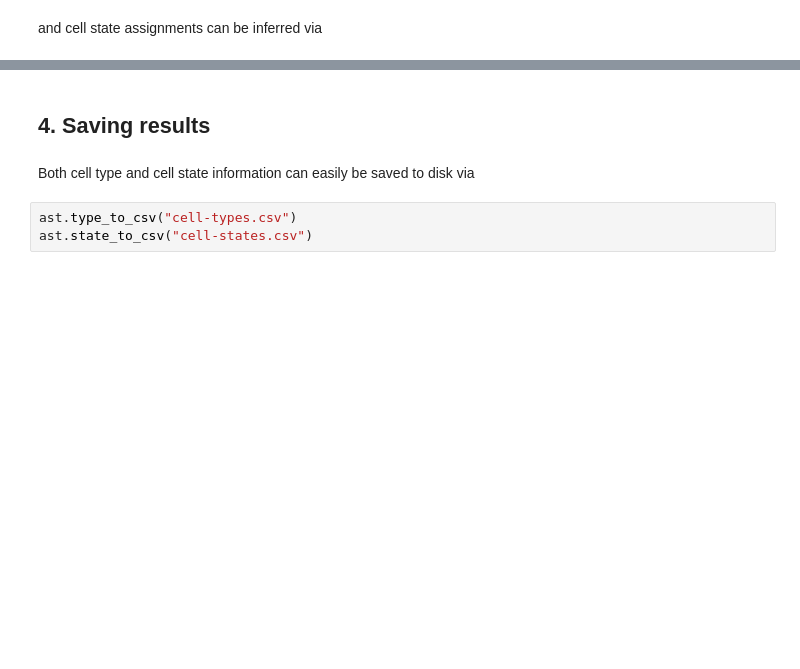
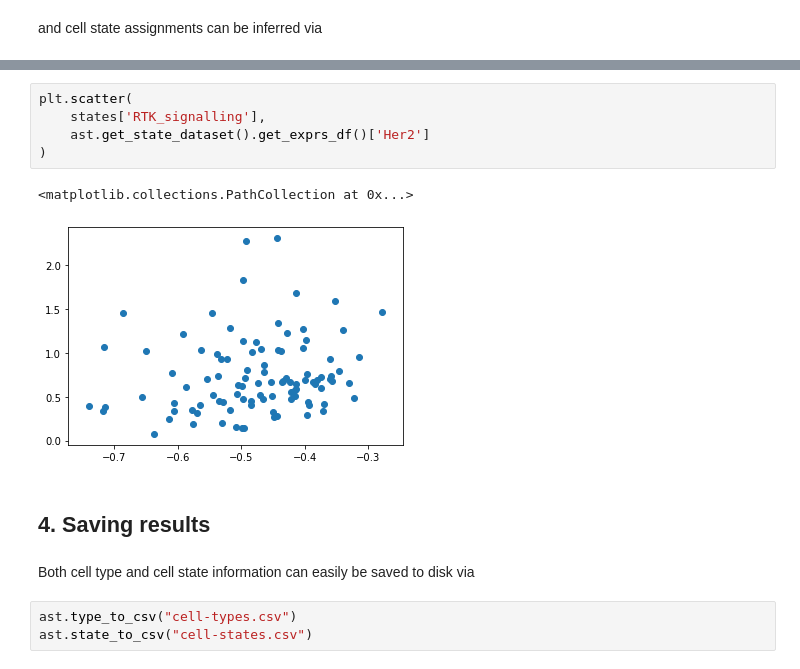
Before and after one commit to camlab-bioml/astir, a Jupyter notebook: docs/tutorials/notebooks/getting_started.ipynb, the cells around one changed output, grey strips where cells are left out. Saved outputs shown, nothing was run; the diff lists cells and outputs as text; blank space fills up the shorter version.

```diff
--- a/docs/tutorials/notebooks/getting_started.ipynb
+++ b/docs/tutorials/notebooks/getting_started.ipynb
@@ -195,4 +217,12 @@ states
 100 rows × 4 columns
+# %%
+plt.scatter(
+    states['RTK_signalling'],
+    ast.get_state_dataset().get_exprs_df()['Her2']
+)
+# %% [output]
+<matplotlib.collections.PathCollection at 0x...>
+[figure, added]
 # %% [markdown]
 ## 4. Saving results
 # %% [markdown]
```
Also changed, not shown: parts of 18 cells of this notebook, 3 other files.
